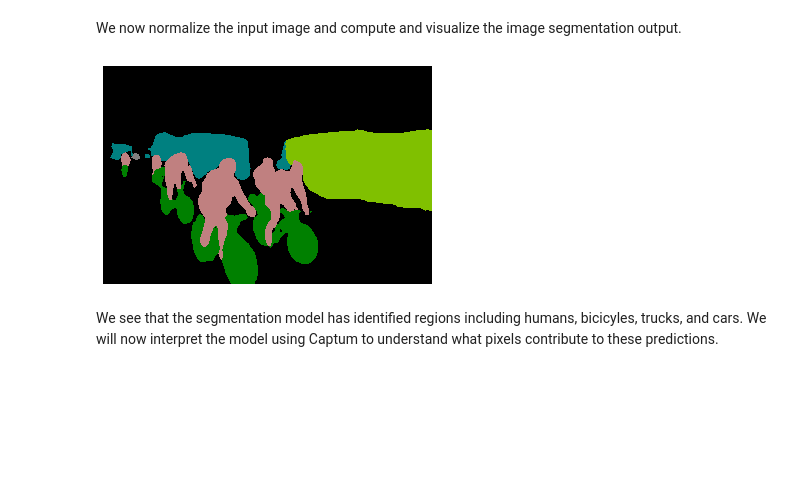
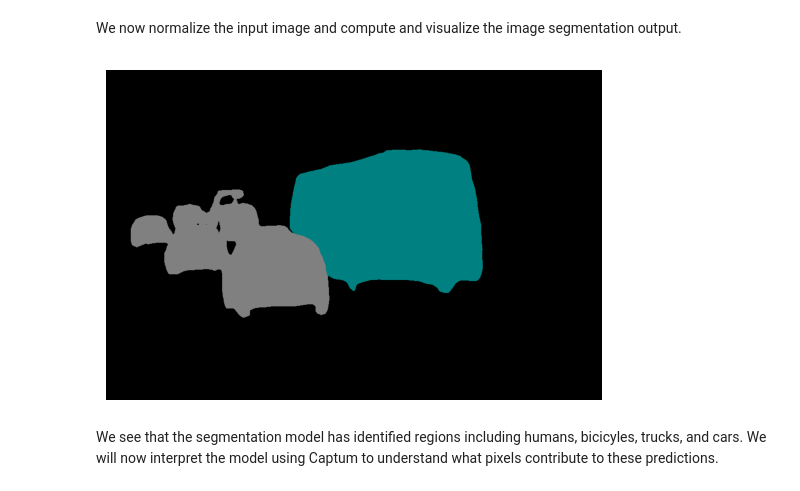
Before and after one commit to KompAKI-ep3n4/interactive-notebooks, a Jupyter notebook: Segmentation_Interpret.ipynb, the cells around one changed output. Cells and saved outputs as stored; diff of their text form; code cells hidden in the pictures; blank space fills up the shorter version.

```diff
--- a/Segmentation_Interpret.ipynb
+++ b/Segmentation_Interpret.ipynb
@@ -29,7 +33,7 @@ device = "cuda:0" if torch.cuda.is_available() else "cpu"
 # %% [markdown]
 We can now load the pre-trained segmentation model from torchvision, which is trained on a subset of COCO Train 2017 and define input preprocessing transforms.
 # %%
-fcn = models.segmentation.fcn_resnet101(pretrained=True).to(device).eval()
+fcn = models.segmentation.fcn_resnet101(weights=FCN_ResNet101_Weights.DEFAULT).to(device).eval()
 # %%
 # Input preprocessing transformation
 preprocessing = transforms.Compose([transforms.Resize(640),
@@ -74,7 +79,9 @@ Let us now obtain an image from the COCO training set to evaluate and interpret
 # %% [markdown]
 Display original image
 # %%
-img = Image.open("img/segmentation/1280px-Side_Mill_in_Use.jpg")
+img = Image.open("img/segmentation/image.jpg")
 preproc_img = preprocessing(img)
-plt.imshow(preproc_img.permute(1,2,0)); plt.axis('off'); plt.show()
+plt.imshow(preproc_img.permute(1,2,0))
+plt.axis('off')
+plt.show()
 # %% [output]
@@ -84,17 +91,19 @@ We now normalize the input image and compute and visualize the image segmentatio
 # %%
 # Normalize image and compute segmentation output
 normalized_inp = normalize(preproc_img).unsqueeze(0).to(device)
 normalized_inp.requires_grad = True
 out = fcn(normalized_inp)['out']
 
 # Find most likely segmentation class for each pixel.
 out_max = torch.argmax(out, dim=1, keepdim=True)
 
 # Visualize segmentation output using utility method.
 rgb = decode_segmap(out_max.detach().cpu().squeeze().numpy())
-plt.imshow(rgb); plt.axis('off'); plt.show()
+plt.imshow(rgb)
+plt.axis('off')
+plt.show()
 # %% [output]
-[figure, old version]
+[figure, new version]
 # %% [markdown]
 We see that the segmentation model has identified regions including humans, bicicyles, trucks, and cars. We will now interpret the model using Captum to understand what pixels contribute to these predictions.
 # %% [markdown]
```
Also changed, not shown: parts of 14 cells of this notebook, 2 other files.
